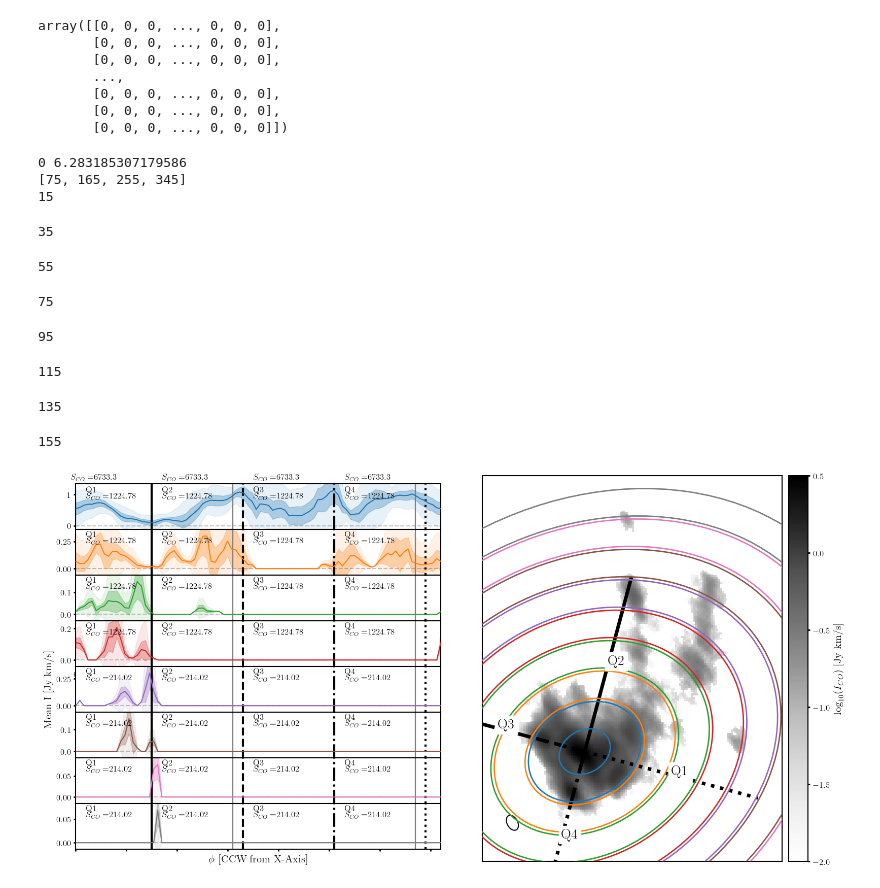
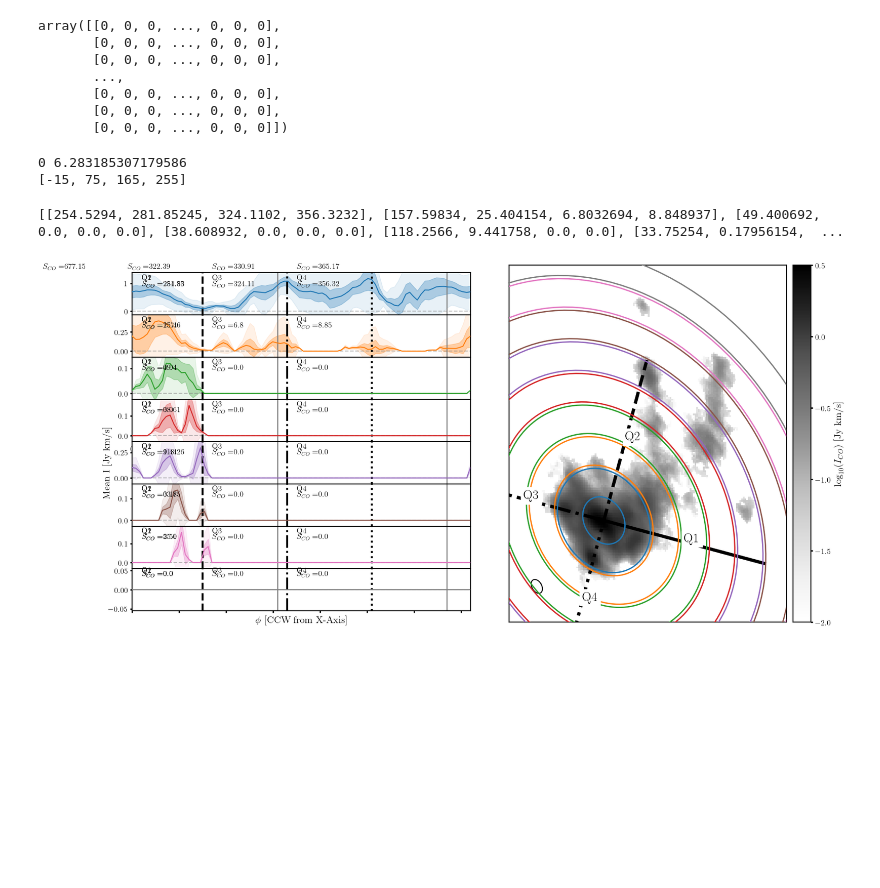
Before and after one commit to HSouch/CUBESPA, a Jupyter notebook: notebooks/Flux Testing.ipynb, the cells around one changed output. Drawn from its saved outputs; the diff is of its cells as text; code cells hidden in the pictures; blank space fills up the shorter version.

```diff
--- a/notebooks/Flux Testing.ipynb
+++ b/notebooks/Flux Testing.ipynb
@@ -26,10 +26,11 @@ phangs_mms = "../personal/mm_out_phangs/NGC4858_PHANGS.3.0_1.9"
 
 stellar_ra, stellar_dec = 194.75871125601466, 28.115690196322245
 
-phangs = cubespa.CubeSPA(phangs_fn, mom_maps=phangs_mms, limits="auto", center=(stellar_ra, stellar_dec, "radec"), eps=0.21, position_angle=30)
+phangs = cubespa.CubeSPA(phangs_fn, mom_maps=phangs_mms, limits="auto", center=(stellar_ra, stellar_dec, "radec"), eps=0.21, position_angle=120)
 # %%
-def quadrants(q1_angle, offset = 90):
-    return [q1_angle + i * 90 + offset for i in range(4)]
+def quadrants(q1_angle, offset = 90, clockwise=False):
+    mult = -1 if clockwise else 1
+    return [(q1_angle + i * 90 * mult + offset) for i in range(4)]
 
 def halfline_points(cent, length, angle):
 
@@ -217,23 +218,38 @@ def process_azimuth(data, radius, pa, eps, thetas, annulus_width=50, trim_nans=F
 
     return (np.array(fluxes), np.array(flux_stds), ell_annulus)
 # %%
-def segment_sum(cubespa_obj, data, radius, annulus_width):
+def segment_sum(cubespa_obj, data, radius, annulus_width, theta_0, plot=False, clockwise=False):
     stellar_x, stellay_y = cubespa_obj.center
 
     eps, pa = cubespa_obj.eps, cubespa_obj.position_angle
 
     # print(stellar_x, stellar_y, eps, pa)
-    ell_annulus = EllipticalAnnulus((stellar_x, stellar_y), radius, radius + annulus_width,
-                                    (radius + annulus_width) * (1-eps), theta = pa)
+    ell_annulus = EllipticalAnnulus((stellar_x, stellar_y),
+                                    radius, radius + annulus_width,
+                                    (radius + annulus_width) * (1-eps),
+                                    theta = pa)
     mask = ell_annulus.to_mask(method='center').to_image(shape=data.shape)
 
     data_init_mask = np.copy(data)
     data_init_mask[mask == 0] = np.nan
 
-    return np.nansum(data_init_mask)
+    theta_mask = theta_range(data_co.shape, stellar_x, stellar_y, np.deg2rad(theta_0) + np.pi/4, np.pi / 2)
+
+    data_init_mask[theta_mask == 0] = np.nan
+    pixel_sum = np.nansum(data_init_mask)
+
+    if plot:
+        plt.imshow(data, origin="lower", cmap="Greys")
+        plt.imshow(data_init_mask, cmap="viridis", origin="lower", alpha=0.7)
+        plt.imshow(theta_mask, alpha=0.2, cmap="Greys", origin="lower")
+        ell_annulus.plot(color="black")
+        plt.title(f'{radius:.1f} {theta_0}\n{pixel_sum:.2f}', fontsize=10)
+        plt.show()
+
+    return pixel_sum
 
 
-def azimuthal_plot(data, cubespa_obj, radii, annulus_width=18, theta_0 = 0, clockwise=True, outname=None, theta_samples=90, **kwargs):
+def azimuthal_plot(data, cubespa_obj, radii, annulus_width=18, theta_0 = 0, clockwise=True, outname=None, theta_samples=90, q0=75, **kwargs):
 
     # TODO generate these automatically from theta_0 and clockwise
     thetas_uniform = np.linspace(0, 360, theta_samples)
@@ -263,18 +279,19 @@ def azimuthal_plot(data, cubespa_obj, radii, annulus_width=18, theta_0 = 0, cloc
 
     styles = ['solid', 'dashed', 'dashdot', 'dotted']
 
-    qs = quadrants(75, offset=0)
+    qs = quadrants(q0, offset=0, clockwise=clockwise)
 
+    print(qs)
     # Get all flux sets and quadrant sums
     sets, quadrant_fluxsums = [], []
     for r in radii:
-        print(r)
         sets.append(process_azimuth(data_co, r, pa, eps, thetas, annulus_width=annulus_width, trim_nans=True))
         row_sums = []
         for q in qs:
-            row_sums.append(segment_sum(cubespa_obj, data, radius=r, annulus_width=annulus_width))
-            quadrant_fluxsums.append(row_sums)
+            row_sums.append(segment_sum(cubespa_obj, data, radius=r, annulus_width=annulus_width, theta_0=q, plot=False))
+        quadrant_fluxsums.append(row_sums)
 
+    print(quadrant_fluxsums)
 
     fig = plt.figure(figsize=figsize, facecolor="white")
 
@@ -339,6 +356,7 @@ def azimuthal_plot(data, cubespa_obj, radii, annulus_width=18, theta_0 = 0, cloc
     img_ax.set_xlim(xmin, xmax)
     img_ax.set_ylim(ymin, ymax)
 
+
     for i, q in enumerate(qs):
         ylims = axes[0].get_ylim()
 
@@ -351,44 +369,38 @@ def azimuthal_plot(data, cubespa_obj, radii, annulus_width=18, theta_0 = 0, cloc
         points = halfline_points((stellar_x, stellar_y), 100, q)
         img_ax.plot(points[0], points[1], color="black", lw=5, linestyle=styles[i])
 
+
         mean_x, mean_y = np.mean(points[0]), np.mean(points[1])
 
-        img_ax.text(mean_x, mean_y, f"Q{(i + 1) % 4 + 1}",  fontsize=20, backgroundcolor="white", zorder=4)
+        img_ax.text(mean_x, mean_y, f"Q{(i) % 4 + 1}",  fontsize=20, backgroundcolor="white", zorder=4)
 
     img_ax.set_xticks([])
     img_ax.set_yticks([])
 
     for i, s in enumerate(sets):
         s[2].plot(color=colors[i % len(colors)], lw=2, ax=img_ax, zorder=3)
 
     cb = plt.colorbar(mappable=img_map, ax=img_ax, fraction=0.06, pad=0.02)
     cb.set_label(label=colorbar_label, fontsize=15)
 
     # Draw beam
     if cubespa_obj.beam is not None:
         bmaj, bmin  = cubespa_obj.get_beam_pix()
         bpa = cubespa_obj.beam[2]
         beam_x, beam_y = beam_ellipse(xmin + dx/10, ymin + dy/10, bmaj /2, bmin /2, np.deg2rad(bpa))
         img_ax.plot(beam_x, beam_y, color="black", zorder=2)
 
     if outname is not None:
         plt.savefig(outname, dpi=200)
         plt.savefig(f"{outname.removesuffix('.pdf')}.png", dpi=200)
         plt.close()
     else:
         plt.show()
 
 data_co = phangs.mom_maps.mom0.data
-azimuthal_plot(data_co, phangs, np.arange(10, 170, 20) + 5, log_img=True, vlims=[-2, 0.5], cmap="Greys", colorbar_label=r'$\log_{10}(I_{CO})$ [Jy km/s]', clockwise=False)
+azimuthal_plot(data_co, phangs, np.arange(10, 170, 20) + 5, log_img=True, vlims=[-2, 0.5], cmap="Greys", colorbar_label=r'$\log_{10}(I_{CO})$ [Jy km/s]', clockwise=False, q0=-15)
 # %% [output]
 0 6.283185307179586
-[75, 165, 255, 345]
-15
+[-15, 75, 165, 255]
-35
+[[254.5294, 281.85245, 324.1102, 356.3232], [157.59834, 25.404154, 6.8032694, 8.848937], [49.400692, 0.0, 0.0, 0.0], [38.608932, 0.0, 0.0, 0.0], [118.2566, 9.441758, 0.0, 0.0], [33.75254, 0.17956154,  ...
-55
-75
-95
-115
-135
-155
-[figure, old version]
+[figure, new version]
```
Also changed, not shown: parts of 1 cell of this notebook, 1 other file.
